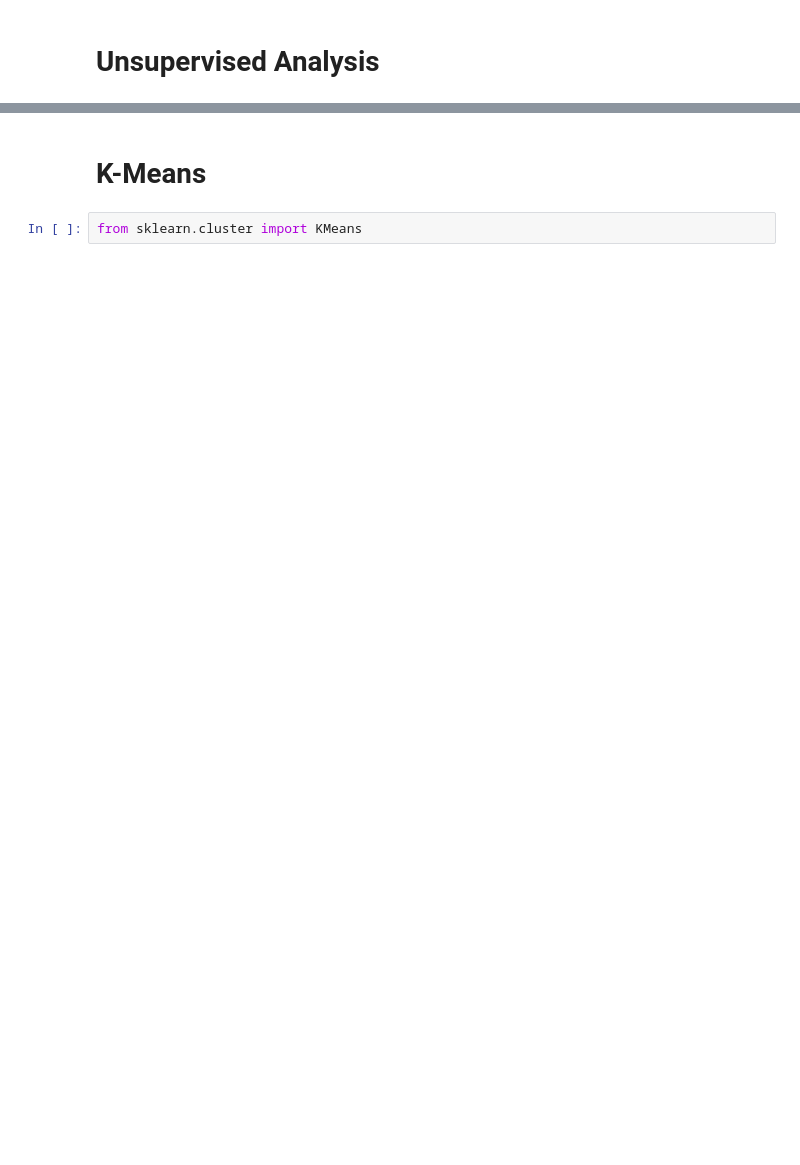
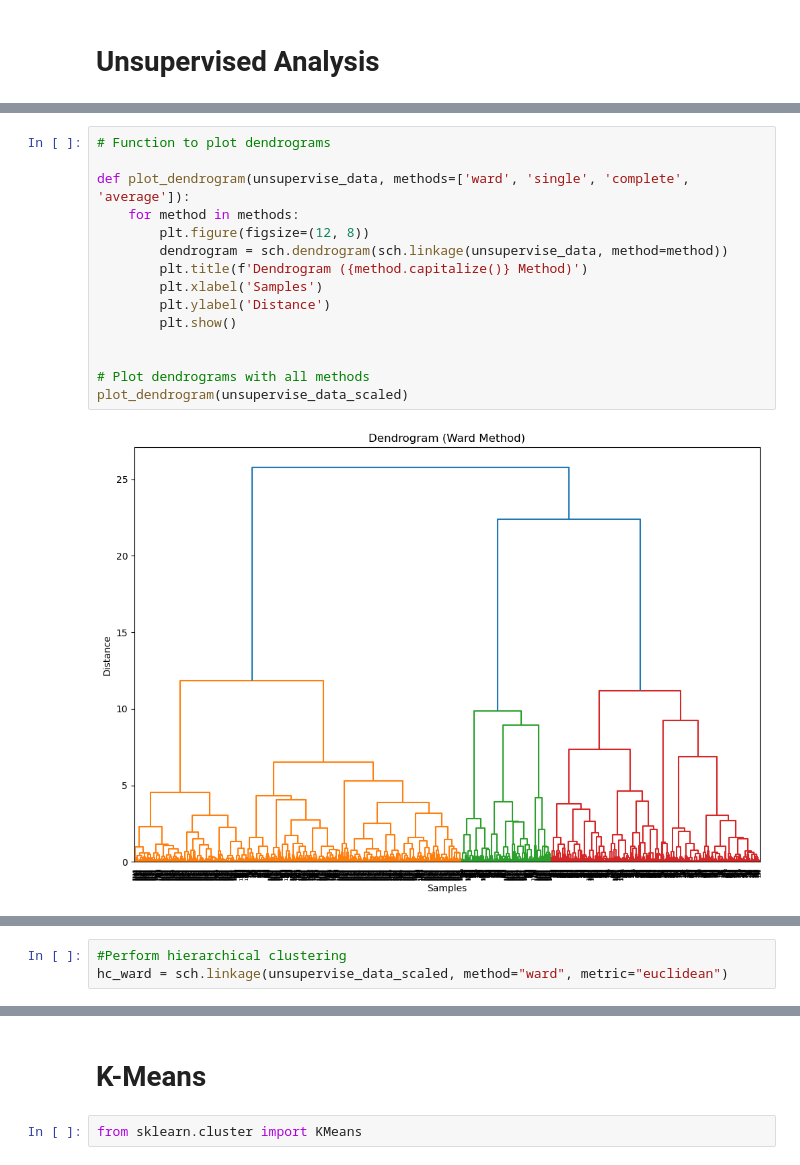
Before and after one commit to DorNatan/data-mining-project-2025, a Jupyter notebook: Data Mining Supervised & Unsupervised 2025.ipynb, the cells around one changed output, grey strips where cells are left out. Saved outputs shown, nothing was run; the diff lists cells and outputs as text; blank space fills up the shorter version.

```diff
--- a/Data Mining Supervised & Unsupervised 2025.ipynb
+++ b/Data Mining Supervised & Unsupervised 2025.ipynb
@@ -657,0 +678,17 @@ array([3, 1, 1, ..., 0, 0, 0], dtype=int64)
+# %%
+# Function to plot dendrograms
+
+def plot_dendrogram(unsupervise_data, methods=['ward', 'single', 'complete', 'average']):
+    for method in methods:
+        plt.figure(figsize=(12, 8))
+        dendrogram = sch.dendrogram(sch.linkage(unsupervise_data, method=method))
+        plt.title(f'Dendrogram ({method.capitalize()} Method)')
+        plt.xlabel('Samples')
+        plt.ylabel('Distance')
+        plt.show()
+
+
+# Plot dendrograms with all methods
+plot_dendrogram(unsupervise_data_scaled)
+# %% [output]
+[figure, added]
@@ -657,0 +698,3 @@ array([3, 1, 1, ..., 0, 0, 0], dtype=int64)
+# %%
+#Perform hierarchical clustering
+hc_ward = sch.linkage(unsupervise_data_scaled, method="ward", metric="euclidean")
```
Also changed, not shown: parts of 26 cells of this notebook.
